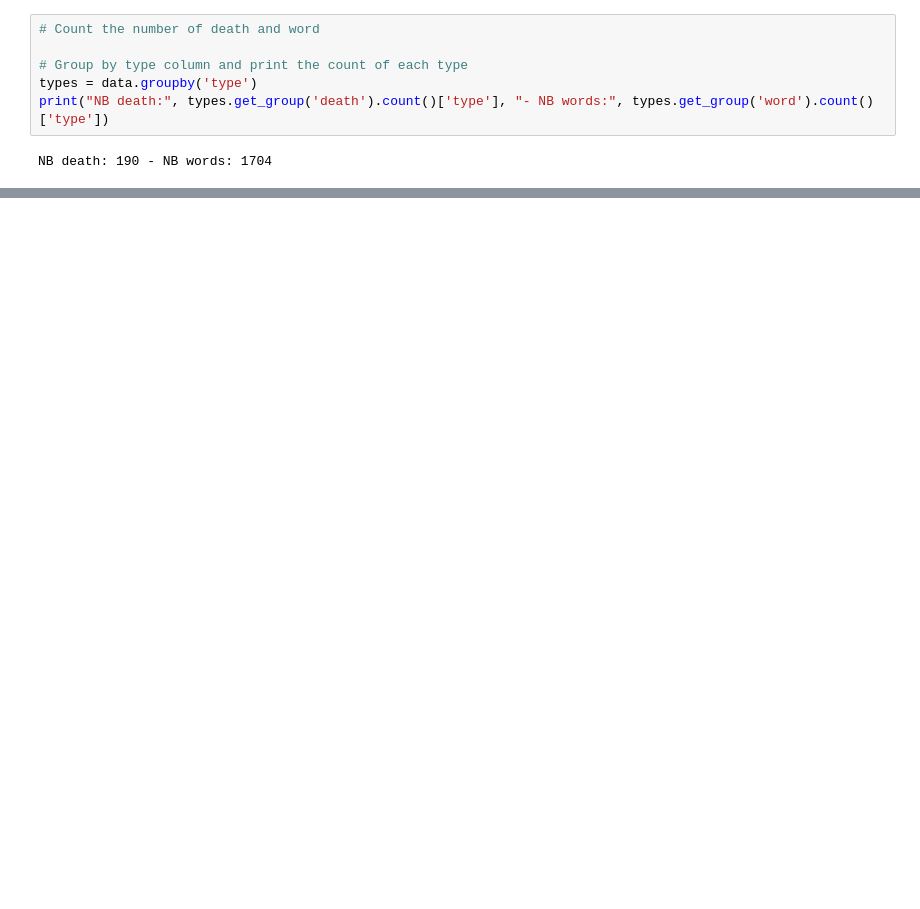
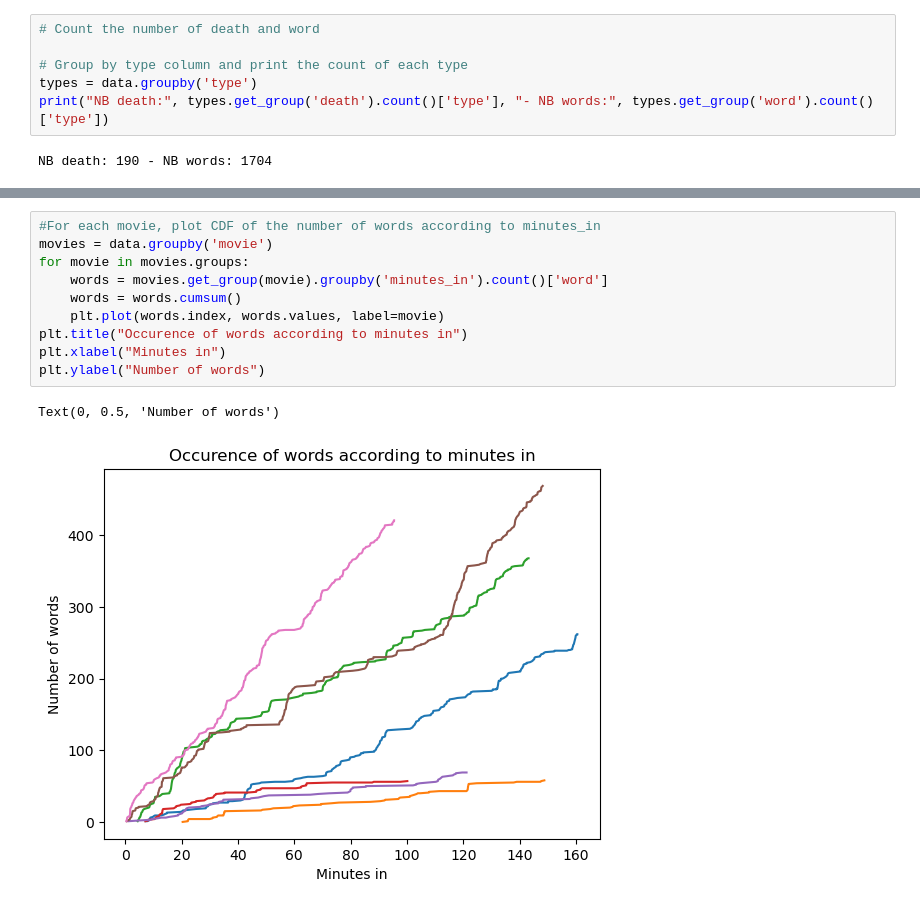
Before and after one commit to com-480-data-visualization/project-2023-vatadiz2, a Jupyter notebook: data/exploratory_data_analysis.ipynb, the cells around one changed output, grey strips where cells are left out. Drawn from its saved outputs; the diff is of its cells as text; blank space fills up the shorter version.

```diff
--- a/data/exploratory_data_analysis.ipynb
+++ b/data/exploratory_data_analysis.ipynb
@@ -68,0 +105,13 @@ Reservoir Dogs : fucking (180 times)
+# %%
+#For each movie, plot CDF of the number of words according to minutes_in
+movies = data.groupby('movie')
+for movie in movies.groups:
+	words = movies.get_group(movie).groupby('minutes_in').count()['word']
+	words = words.cumsum()
+	plt.plot(words.index, words.values, label=movie)
+plt.title("Occurence of words according to minutes in")
+plt.xlabel("Minutes in")
+plt.ylabel("Number of words")
+# %% [output]
+Text(0, 0.5, 'Number of words')
+[figure, added]
```
Also changed, not shown: parts of 4 cells of this notebook.
